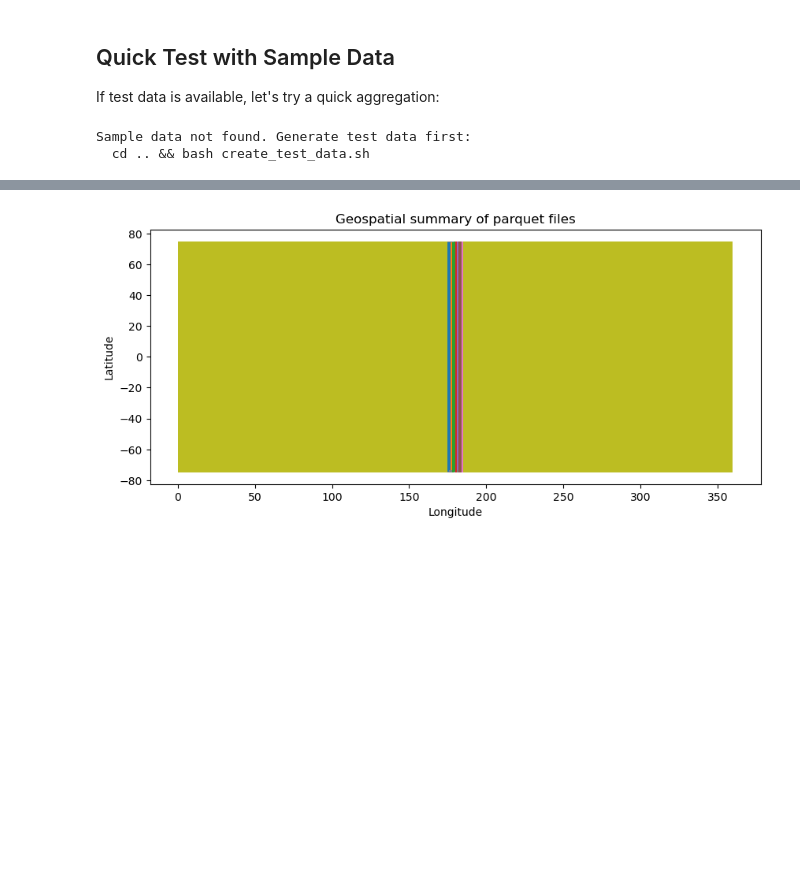
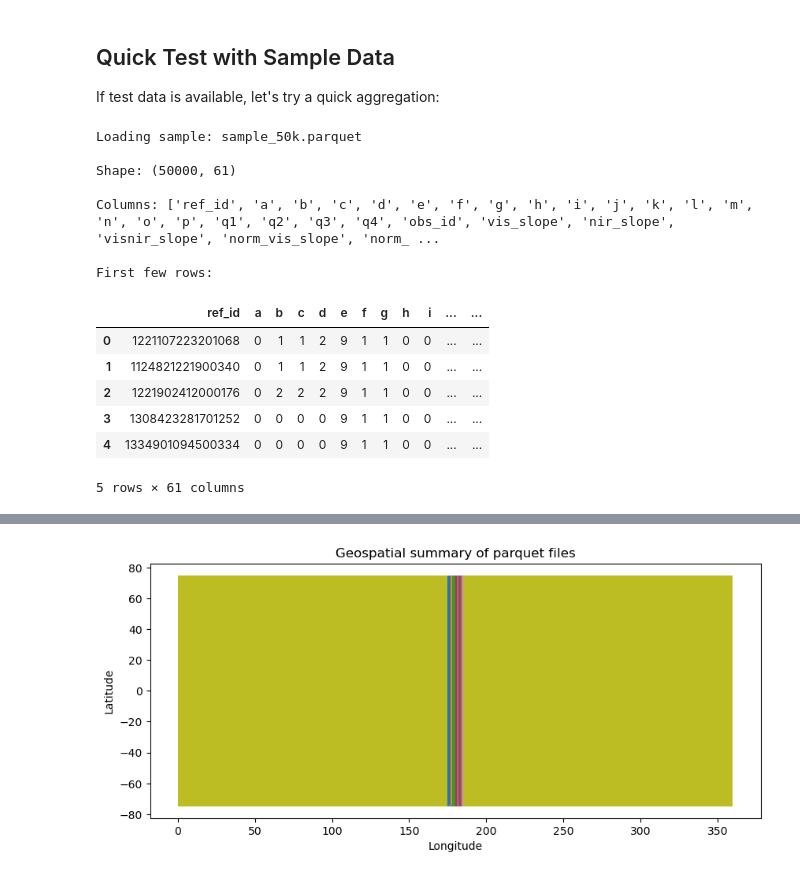
Before and after one commit to mariodamore/healpyxel, a Jupyter notebook: nbs/81_example_visualization_workflow.ipynb, the cells around one changed output, grey strips where cells are left out. Saved outputs shown, nothing was run; the diff lists cells and outputs as text; code cells hidden in the pictures; blank space fills up the shorter version.

```diff
--- a/nbs/81_example_visualization_workflow.ipynb
+++ b/nbs/81_example_visualization_workflow.ipynb
@@ -51,28 +51,40 @@ Contents:
 If test data is available, let's try a quick aggregation:
 # %%
 # Check for sample data
-sample_file = test_data_dir / 'sample_001.parquet'
+sample_file = test_data_dir / 'samples/sample_50k.parquet'
 
 if sample_file.exists():
     print(f"Loading sample: {sample_file.name}")
     df = pd.read_parquet(sample_file)
 
     print(f"\nShape: {df.shape}")
     print(f"\nColumns: {list(df.columns)}")
     print(f"\nFirst few rows:")
     display(df.head())
 
     # Check for lat/lon columns
     if 'latitude' in df.columns and 'longitude' in df.columns:
         print(f"\n✓ Found latitude/longitude columns for HEALPix conversion")
         print(f"  Lat range: [{df['latitude'].min():.2f}, {df['latitude'].max():.2f}]")
         print(f"  Lon range: [{df['longitude'].min():.2f}, {df['longitude'].max():.2f}]")
 else:
     print("Sample data not found. Generate test data first:")
     print("  cd .. && bash create_test_data.sh")
 # %% [output]
-Sample data not found. Generate test data first:
-  cd .. && bash create_test_data.sh
+Loading sample: sample_50k.parquet
+
+Shape: (50000, 61)
+
+Columns: ['ref_id', 'a', 'b', 'c', 'd', 'e', 'f', 'g', 'h', 'i', 'j', 'k', 'l', 'm', 'n', 'o', 'p', 'q1', 'q2', 'q3', 'q4', 'obs_id', 'vis_slope', 'nir_slope', 'visnir_slope', 'norm_vis_slope', 'norm_ ...
+
+First few rows:
+|  | ref_id | a | b | c | d | e | f | g | h | i | ... | ... |
+| 0 | 1221107223201068 | 0 | 1 | 1 | 2 | 9 | 1 | 1 | 0 | 0 | ... | ... |
+| 1 | 1124821221900340 | 0 | 1 | 1 | 2 | 9 | 1 | 1 | 0 | 0 | ... | ... |
+| 2 | 1221902412000176 | 0 | 2 | 2 | 2 | 9 | 1 | 1 | 0 | 0 | ... | ... |
+| 3 | 1308423281701252 | 0 | 0 | 0 | 0 | 9 | 1 | 1 | 0 | 0 | ... | ... |
+| 4 | 1334901094500334 | 0 | 0 | 0 | 0 | 9 | 1 | 1 | 0 | 0 | ... | ... |
+5 rows × 61 columns
 # %%
 import duckdb
 from math import isnan
```
Also changed, not shown: parts of 2 cells of this notebook, 27 other files.
